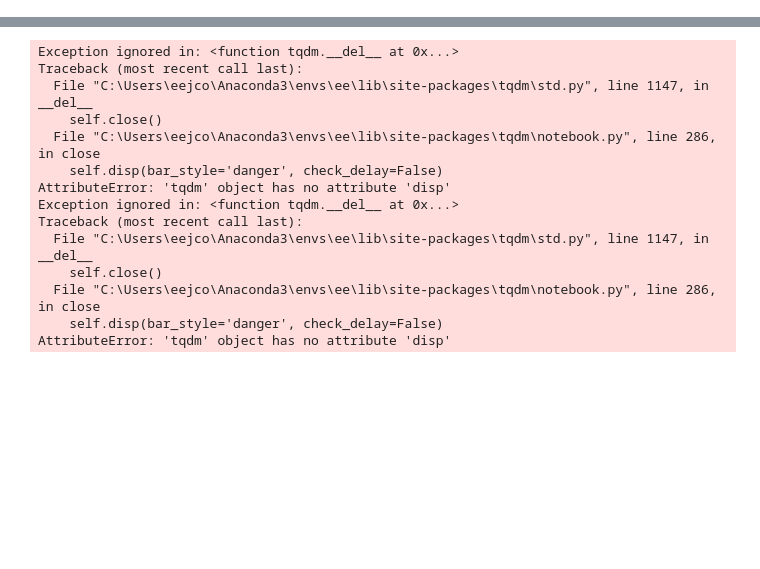
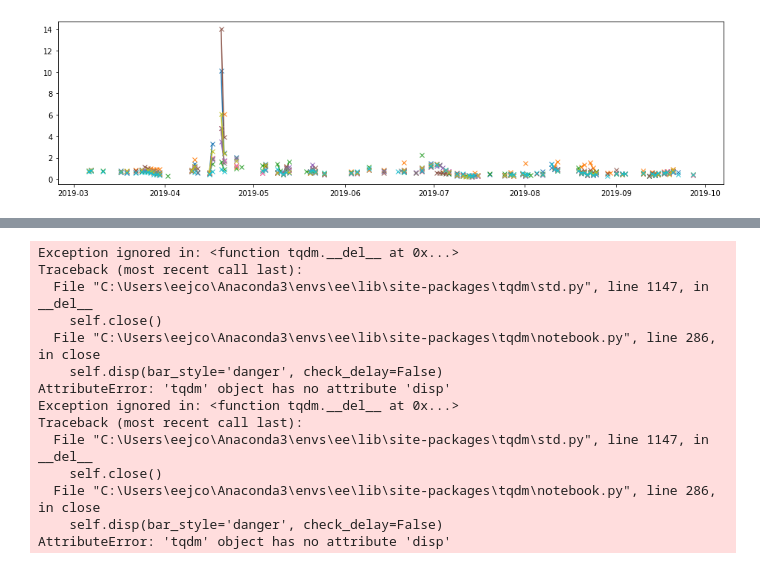
Before and after one commit to eejco/pp-bermuda, a Jupyter notebook: modis-aqua-chl.ipynb, the cells around one changed output, grey strips where cells are left out. Cells and saved outputs as stored; diff of their text form; code cells hidden in the pictures; blank space fills up the shorter version.

```diff
--- a/modis-aqua-chl.ipynb
+++ b/modis-aqua-chl.ipynb
@@ -90,9 +77,0 @@ print(select)
-# %%
-
-fig, ax1 = plt.subplots(1,1,figsize=(16,4))
-
-data
-for i,(lon,lat) in enumerate(select):
-    data = get_data('NASA/OCEANDATA/MODIS-Aqua/L3SMI',lon,lat)
-    lens.append(len(data))
-    ax1.plot(data.time,data.chlor_a,marker='x')
@@ -104,0 +78,7 @@ lens
+# %%
+# get multiple pixels
+# we know pixels are roughly 5km apart, so choose some rando locations near each other
+N = 10
+np.random.seed(0)
+select = np.random.multivariate_normal([lon0, lat0], 0.01*np.eye(2), N)
+print(select)
@@ -104,0 +96,11 @@ lens
+# %%
+
+fig, ax1 = plt.subplots(1,1,figsize=(16,4))
+
+chl = np.zeros((N,len(df_modis)))
+for i,(lon,lat) in enumerate(select):
+    data = get_data('NASA/OCEANDATA/MODIS-Aqua/L3SMI',lon,lat)
+    ax1.plot(data.time,data.chlor_a,marker='x')
+    chl[i,:] = data['chlor_a']
+# %% [output]
+[figure, added]
```
Also changed, not shown: parts of 22 cells of this notebook.
